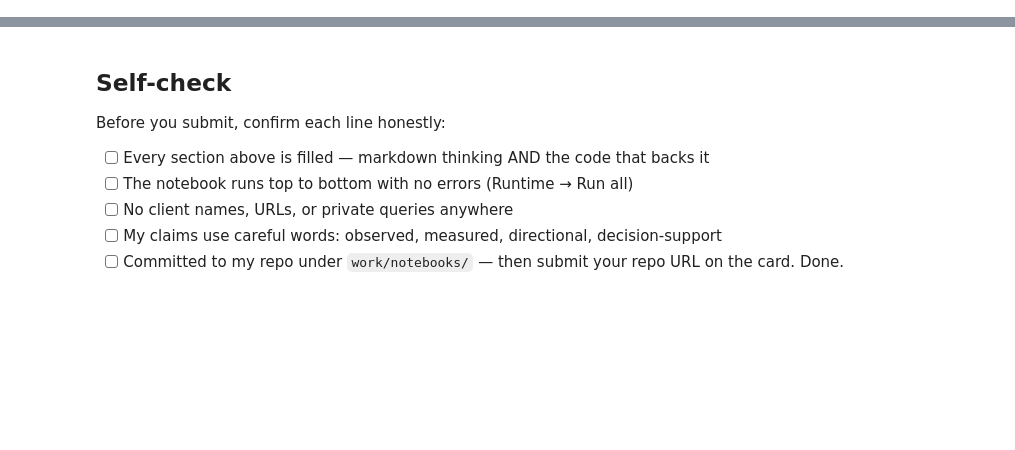
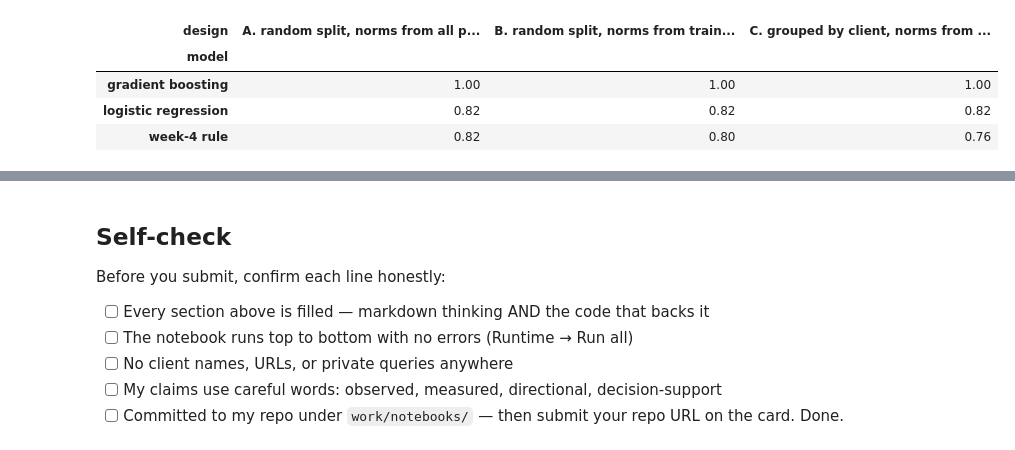
Before and after one commit to m-awaischohan/flyrank-internship-ml, a Jupyter notebook: work/notebooks/w06_validation_audit.ipynb, the cells around one changed output, grey strips where cells are left out. Drawn from its saved outputs; the diff is of its cells as text; code cells hidden in the pictures; blank space fills up the shorter version.

```diff
--- a/work/notebooks/w06_validation_audit.ipynb
+++ b/work/notebooks/w06_validation_audit.ipynb
@@ -36,0 +101,76 @@ This skeleton is yours to fill. Work the sections **in order** — each one has
+# %%
+BANDS = [0, 3, 6, 10, 15, 20]
+BAND_LABELS = ["1-3", "4-6", "7-10", "11-15", "16-20"]
+el = df[(df["impressions_prev_30d"] >= 100) & (df["avg_position"] > 0) & (df["avg_position"] <= 20)].copy()
+el["band"] = pd.cut(el["avg_position"], BANDS, labels=BAND_LABELS)
+el["ctr_prev"] = 100 * el["clicks_prev_30d"] / el["impressions_prev_30d"]
+
+ev = el[el["impressions_last_30d"] >= 100].copy().reset_index(drop=True)
+ev["ctr_last"] = 100 * ev["clicks_last_30d"] / ev["impressions_last_30d"]
+lt = ev.groupby("band", observed=True)[["clicks_last_30d", "impressions_last_30d"]].sum()
+typ_last = 100 * lt["clicks_last_30d"] / lt["impressions_last_30d"]
+ev["y"] = (ev["ctr_last"] < 0.5 * ev["band"].map(typ_last).astype(float)).astype(int)
+
+ev["log_imp"] = np.log1p(ev["impressions_prev_30d"]); ev["log_clk"] = np.log1p(ev["clicks_prev_30d"])
+ev["log_sess"] = np.log1p(ev["sessions_prev_30d"])
+ev["has_wc"] = ev["word_count"].notna().astype(int); ev["wc"] = ev["word_count"].fillna(0)
+ev["has_kw"] = ev["search_volume"].notna().astype(int); ev["log_sv"] = np.log1p(ev["search_volume"].fillna(0))
+for v in ["informational", "transactional", "commercial"]:
+    ev["int_" + v] = (ev["main_intent"] == v).astype(int)
+ev["is_kw_article"] = (ev["content_type"] == "keyword article").astype(int)
+STATIC = ["log_imp", "log_clk", "ctr_prev", "avg_position", "log_sess", "content_age_days", "has_wc", "wc",
+          "has_kw", "log_sv", "int_informational", "int_transactional", "int_commercial", "is_kw_article"]
+RELATIVE = ["ratio", "gap", "miss"]
+FEATURES = STATIC + RELATIVE
+y = ev["y"].values; ids = ev["content_id"].values
+print(f"Labelled pages: {len(ev):,} | clients: {ev['client_id'].nunique()} | base rate low_later: {y.mean():.3f}")
+
+def band_typical(train):
+    g = train.groupby("band", observed=True)[["clicks_prev_30d", "impressions_prev_30d"]].sum()
+    return 100 * g["clicks_prev_30d"] / g["impressions_prev_30d"]
+
+def add_relative(d, typical):
+    d = d.copy()
+    d["typ"] = d["band"].map(typical).astype(float)
+    d["ratio"] = d["ctr_prev"] / d["typ"]; d["gap"] = d["ctr_prev"] - d["typ"]
+    d["expected"] = d["impressions_prev_30d"] * d["typ"] / 100
+    d["miss"] = d["expected"] - d["clicks_prev_30d"]
+    return d
+
+def p_at_k(scores, k, mask=None):
+    m = np.ones(len(ev), bool) if mask is None else mask
+    order = np.lexsort((ids[m], -scores[m]))
+    return round(float(y[m][order[:k]].mean()), 3)
+
+def run_design(folds, norms, features=FEATURES, frame=None, label=None):
+    '''Out-of-fold scores for baseline / logistic regression / gradient boosting under one design.'''
+    f_ = ev if frame is None else frame
+    lab = y if label is None else label
+    oof = {m: np.zeros(len(f_)) for m in ("baseline", "logreg", "gboost")}
+    for tr, te in folds:
+        typical = band_typical(el) if norms == "all" else band_typical(f_.iloc[tr])
+        a, b = add_relative(f_.iloc[tr], typical), add_relative(f_.iloc[te], typical)
+        oof["baseline"][te] = np.where((b["ratio"] < 0.5) & (b["expected"] >= 10), b["miss"], 0.0)
+        lr = make_pipeline(StandardScaler(), LogisticRegression(C=0.5, max_iter=2000)).fit(a[features], lab[tr])
+        oof["logreg"][te] = lr.predict_proba(b[features])[:, 1]
+        gb = HistGradientBoostingClassifier(max_depth=3, learning_rate=0.05, max_iter=200, random_state=SEED).fit(a[features], lab[tr])
+        oof["gboost"][te] = gb.predict_proba(b[features])[:, 1]
+    return oof
+
+random_folds = list(KFold(n_splits=5, shuffle=True, random_state=SEED).split(ev))
+group_folds = list(GroupKFold(n_splits=5).split(ev, y, ev["client_id"]))
+design = {
+    "A. random split, norms from all pages (before)": run_design(random_folds, "all"),
+    "B. random split, norms from training only": run_design(random_folds, "train"),
+    "C. grouped by client, norms from training only (after)": run_design(group_folds, "train"),
+}
+rows = []
+for name, oof in design.items():
+    for m, label in (("baseline", "week-4 rule"), ("logreg", "logistic regression"), ("gboost", "gradient boosting")):
+        s = oof[m]
+        rows.append({"design": name, "model": label, "p@50": p_at_k(s, 50), "p@100": p_at_k(s, 100),
+                     "AUC": round(roc_auc_score(y, s), 3)})
+res = pd.DataFrame(rows)
+print(f"Base rate (random picking) = {y.mean():.3f}; AUC of random picking = 0.5\n")
+res.pivot(index="model", columns="design", values="p@50").round(3)
+# %% [output]
@@ -36,0 +179,5 @@ This skeleton is yours to fill. Work the sections **in order** — each one has
+| design | A. random split, norms from all p... | B. random split, norms from train... | C. grouped by client, norms from ... |
+| model |  |  |  |
+| gradient boosting | 1.00 | 1.00 | 1.00 |
+| logistic regression | 0.82 | 0.82 | 0.82 |
+| week-4 rule | 0.82 | 0.80 | 0.76 |
```
Also changed, not shown: parts of 25 cells of this notebook.
